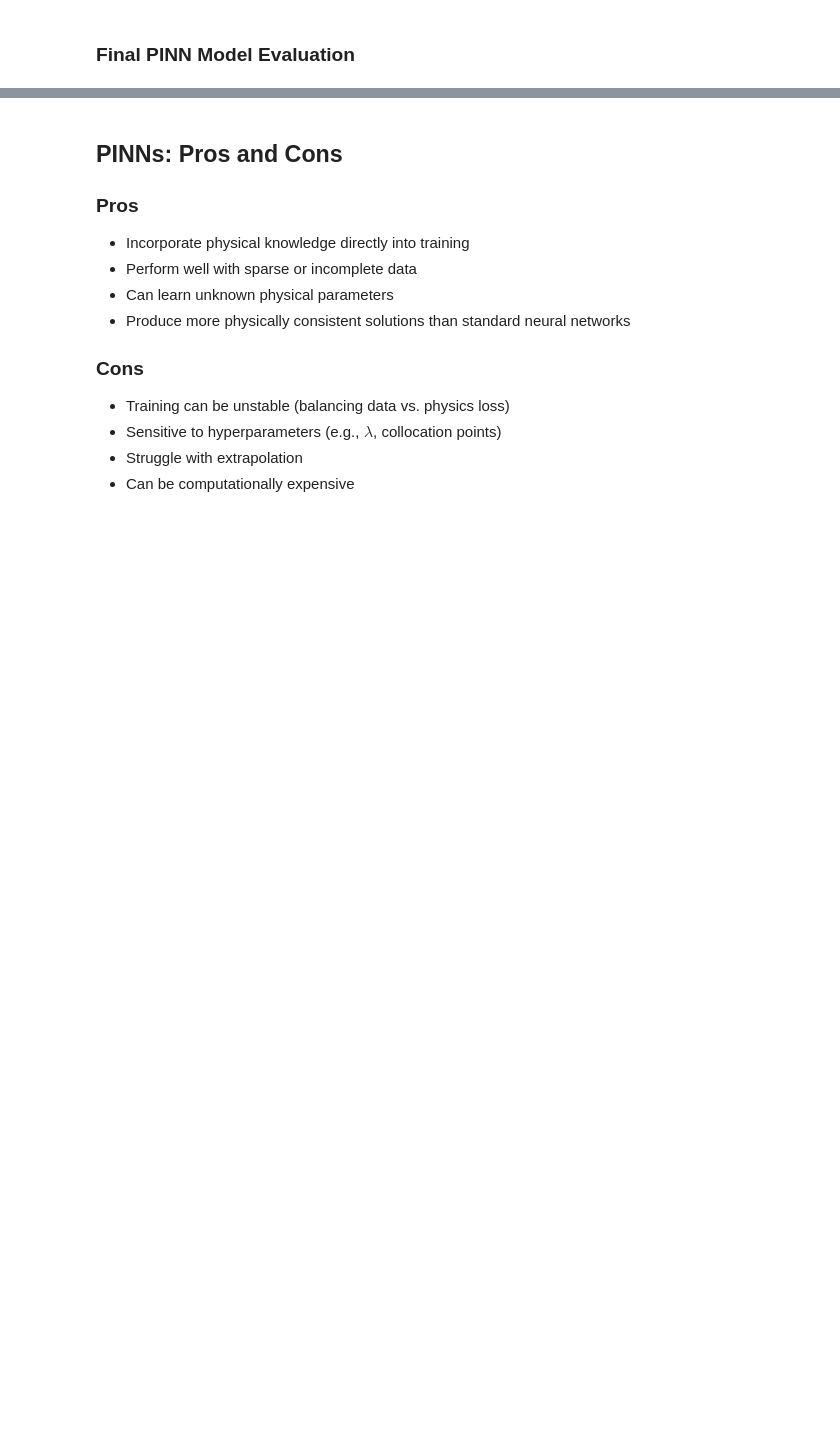
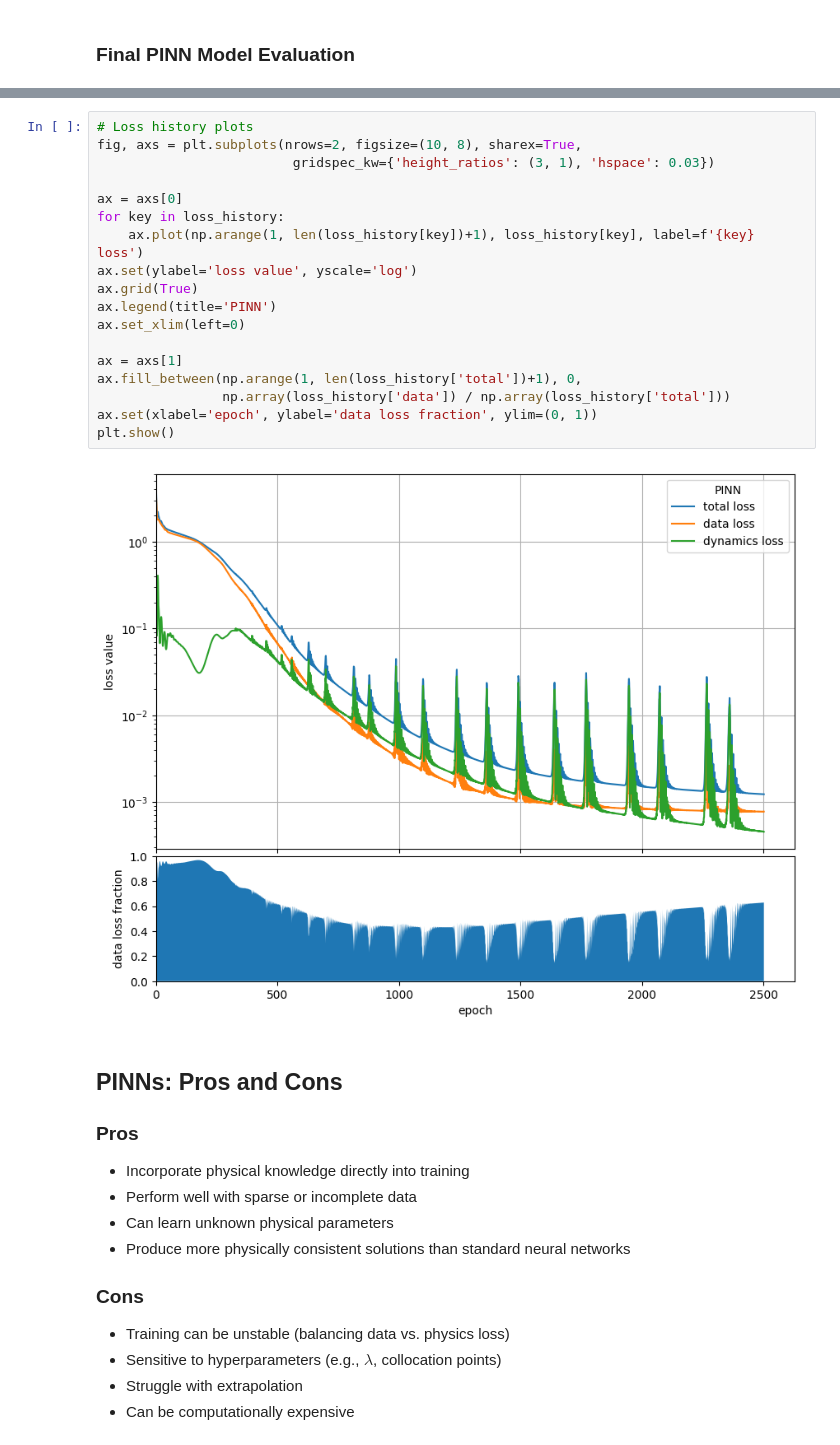
Before and after one commit to kevinegan31/ml_cbiomes, a Jupyter notebook: tutorials/pinns/lotka_volterra/lotka_volterra_demo.ipynb, the cells around one changed output, grey strips where cells are left out. Saved outputs shown, nothing was run; the diff lists cells and outputs as text; blank space fills up the shorter version.

```diff
--- a/tutorials/pinns/lotka_volterra/lotka_volterra_demo.ipynb
+++ b/tutorials/pinns/lotka_volterra/lotka_volterra_demo.ipynb
@@ -670,3 +736,23 @@ True gamma: 1.0000, Learned gamma: 1.0338
+# %%
+# Loss history plots
+fig, axs = plt.subplots(nrows=2, figsize=(10, 8), sharex=True,
+                         gridspec_kw={'height_ratios': (3, 1), 'hspace': 0.03})
+
+ax = axs[0]
+for key in loss_history:
+    ax.plot(np.arange(1, len(loss_history[key])+1), loss_history[key], label=f'{key} loss')
+ax.set(ylabel='loss value', yscale='log')
+ax.grid(True)
+ax.legend(title='PINN')
+ax.set_xlim(left=0)
+
+ax = axs[1]
+ax.fill_between(np.arange(1, len(loss_history['total'])+1), 0,
+                np.array(loss_history['data']) / np.array(loss_history['total']))
+ax.set(xlabel='epoch', ylabel='data loss fraction', ylim=(0, 1))
+plt.show()
+# %% [output]
+[figure, added]
 # %% [markdown]
 ## PINNs: Pros and Cons
 
```
Also changed, not shown: parts of 10 cells of this notebook.
